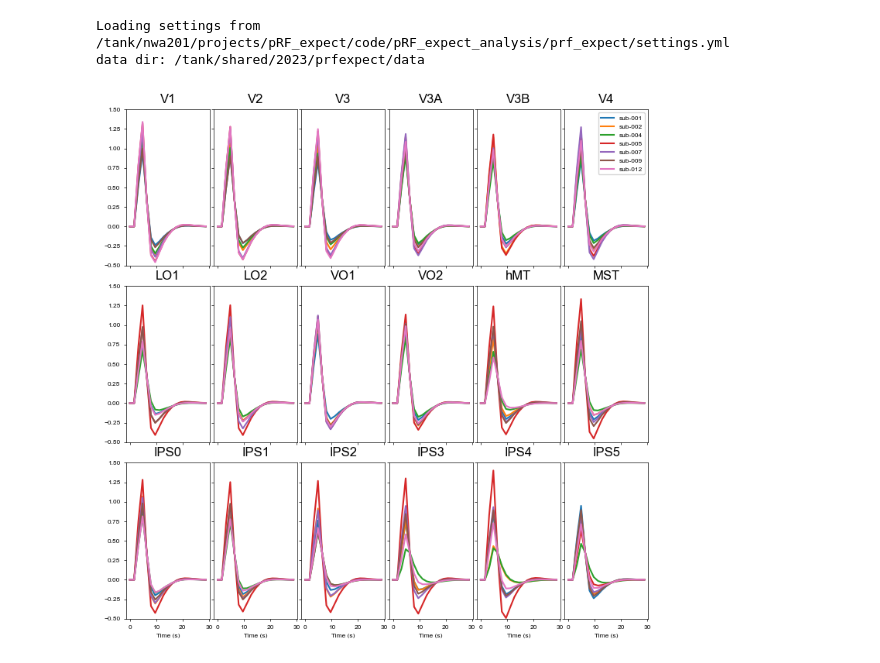
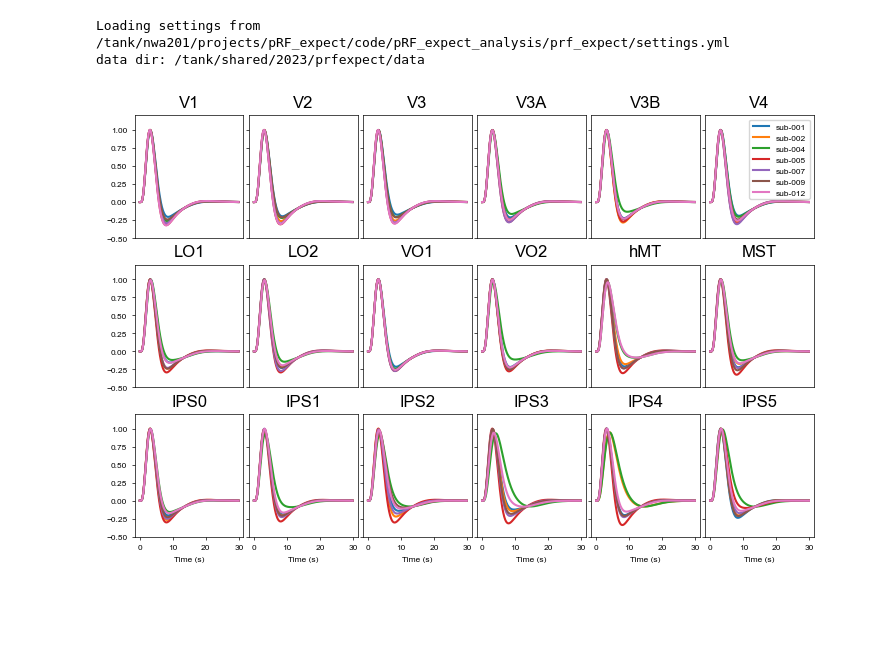
Before and after one commit to c14h19no2/pRF_expect_pub, a Jupyter notebook: pRF_expect_analysis/prf_expect/analysis/viz/check_hrf.ipynb, the cells around one changed output. Saved outputs shown, nothing was run; the diff lists cells and outputs as text; code cells hidden in the pictures; blank space fills up the shorter version.

Commit message:
normalize/10hz

```diff
--- a/pRF_expect_analysis/prf_expect/analysis/viz/check_hrf.ipynb
+++ b/pRF_expect_analysis/prf_expect/analysis/viz/check_hrf.ipynb
@@ -131,7 +131,7 @@ hrf_disp_list = np.array(hrf_disp_list)
 from prfpy.timecourse import tdm_hrf
 from nilearn.glm.first_level.hemodynamic_models import spm_hrf, spm_time_derivative, spm_dispersion_derivative
 
-def create_hrf(hrf_params, hrf_basis="spm", normalize_hrf=False, t_r=1.6):
+def create_hrf(hrf_params, hrf_basis="spm", normalize_hrf=True, t_r=0.1):
         """
 
         construct single or multiple HRFs
@@ -204,10 +204,10 @@ def create_hrf(hrf_params, hrf_basis="spm", normalize_hrf=False, t_r=1.6):
         return hrf
 # %%
 # for voxel\s whose rsq>rsq_thre in each region, plot hrf with the params
-fig, axes = plt.subplots(3, 6, figsize=cm_to_inch(18, 18))
+fig, axes = plt.subplots(3, 6, figsize=cm_to_inch(18, 12))
 axes = axes.flatten()
 
-t_r = settings["mri"]["TR"]
+t_r = 0.1
 time_points = np.arange(0, 30, t_r) # Assuming 40s length as in create_hrf
 
 # Use a qualitative colormap for distinguishable subjects
@@ -261,32 +261,34 @@ for i, roi in enumerate(ROIs_list_long):
 
         # We need average across voxels
         mean_subj_hrf = np.average(subj_hrfs, axis=0, weights=valid_rsq)
 
         # Use color from the colormap corresponding to subject index
         color = colors[s_idx % len(colors)]
         ax.plot(time_points, mean_subj_hrf[:len(time_points)], label=subject, color=color)
 
     ax.set_title(f"{roi}")
-    ax.set_ylim(-0.5, 1.5)
+    ax.set_ylim(-0.5, 1.2)
 
     # Remove x-axis labels for scatter plots in the first two rows (indices 0-11)
     # Only show x-label for the last row (indices 12-17)
     if i >= 12:
         ax.set_xlabel("Time (s)")
     else:
         ax.set_xticklabels([])
+        ax.set_xticks([])
+
 
     # Remove y-axis labels for columns other than the first one (index 0)
     if i % 6 != 0:
         ax.set_yticklabels([])
 
     # Legend in the top right subplot (index 5)
     if i == 5:
         ax.legend(fontsize=6)
 
 plt.tight_layout(pad=0.2, w_pad=0.2, h_pad=0.2)
 plt.show()
 figure_result_dir.mkdir(parents=True, exist_ok=True)
 fig.savefig(figure_result_dir / f"group_analysis-pRF_space-fsaverage_desc-prf_hrf.pdf", dpi=600, bbox_inches='tight')
 # %% [output]
-[figure, old version]
+[figure, new version]
```
